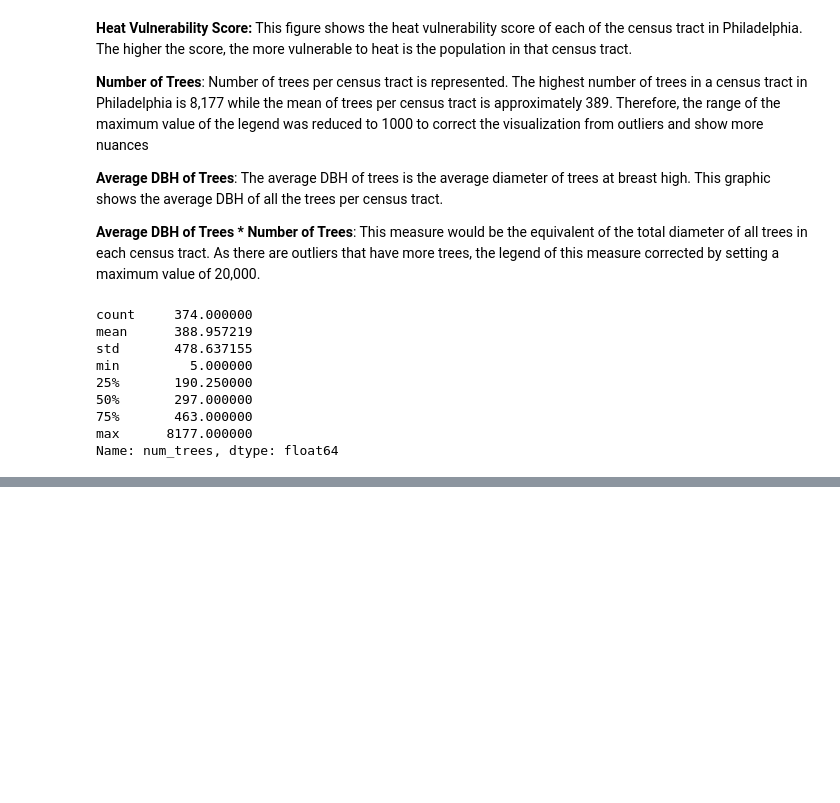
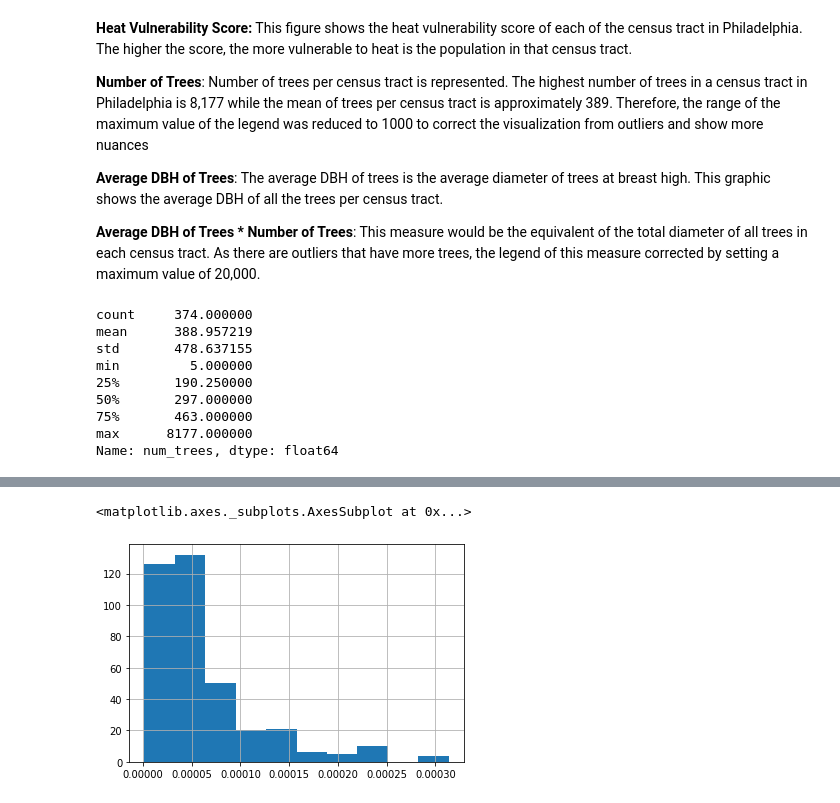
Before and after one commit to ReidelVichot/PUS2022_AirQualPHL, a Jupyter notebook: HeatMapVisualizations.ipynb, the cells around one changed output, grey strips where cells are left out. Saved outputs shown, nothing was run; the diff lists cells and outputs as text; code cells hidden in the pictures; blank space fills up the shorter version.

```diff
--- a/HeatMapVisualizations.ipynb
+++ b/HeatMapVisualizations.ipynb
@@ -79,0 +122,5 @@ Name: num_trees, dtype: float64
+# %%
+heat_shape.tree_density.hist()
+# %% [output]
+<matplotlib.axes._subplots.AxesSubplot at 0x...>
+[figure, added]
```
Also changed, not shown: parts of 5 cells of this notebook.
